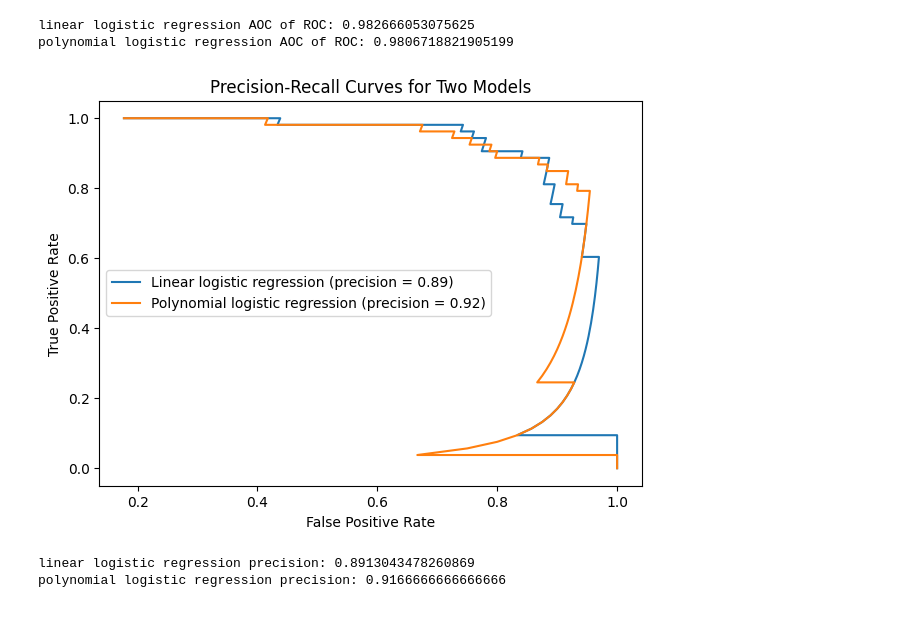
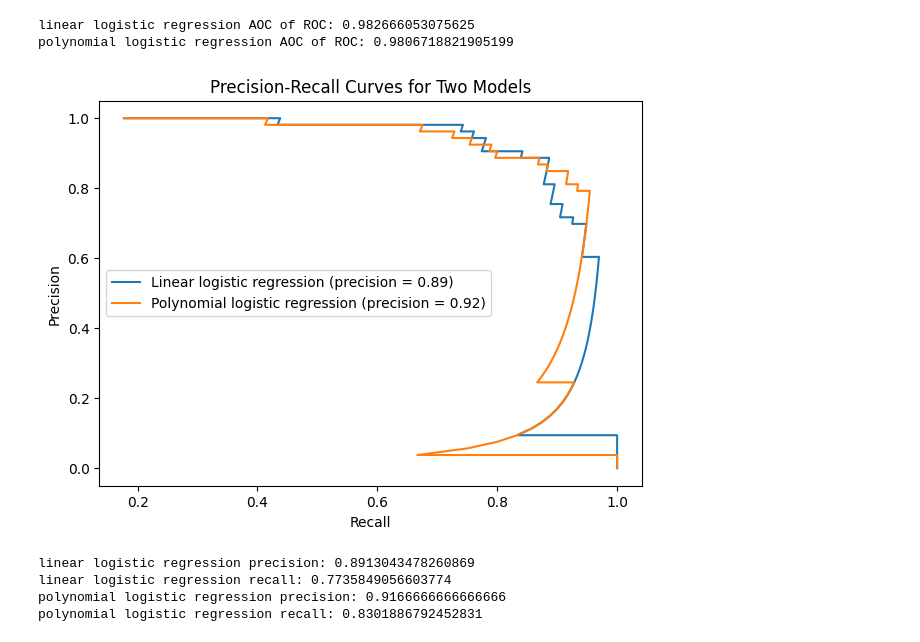
Before and after one commit to iansargent/CS3540-Final-Project, a Jupyter notebook: LogisticRegression.ipynb, the cells around one changed output. Cells and saved outputs as stored; diff of their text form; code cells hidden in the pictures.

Commit message:
logistic regression file made, aoc curves done

```diff
--- a/LogisticRegression.ipynb
+++ b/LogisticRegression.ipynb
@@ -260,27 +262,35 @@ polynomial logistic regression AOC of ROC: 0.9806718821905199
 # %%
 y_pred_linear = linear_log.predict_proba(x_test)[:, 1]
 linear_log_pred = linear_log.predict(X = x_test)
-fpr, tpr, _ = precision_recall_curve(y_test, y_pred_linear)
+precision, recall, _ = precision_recall_curve(y_test, y_pred_linear)
 linear_precision = precision_score(y_test, linear_log_pred)
+linear_recall = recall_score(y_test, linear_log_pred)
+
 
 y_pred_poly = poly_log.predict_proba(X_poly_test)[:, 1]
 poly_log_pred = poly_log.predict(X = X_poly_test)
-fpr2, tpr2, _2 = precision_recall_curve(y_test, y_pred_poly)
+precision2, recall2, _2 = precision_recall_curve(y_test, y_pred_poly)
 poly_precision = precision_score(y_test, poly_log_pred)
+poly_recall = recall_score(y_test, poly_log_pred)
 
 plt.figure(figsize=(7, 5))
-plt.plot(fpr, tpr, label=f'Linear logistic regression (precision = {linear_precision:.2f})')
-plt.plot(fpr2, tpr2, label=f'Polynomial logistic regression (precision = {poly_precision:.2f})')
+plt.plot(precision, recall, label=f'Linear logistic regression (precision = {linear_precision:.2f})')
+plt.plot(precision2, recall2, label=f'Polynomial logistic regression (precision = {poly_precision:.2f})')
 
-plt.xlabel('False Positive Rate')
-plt.ylabel('True Positive Rate')
+plt.xlabel('Recall')
+plt.ylabel('Precision')
 plt.title('Precision-Recall Curves for Two Models')
 plt.legend()
 plt.show()
 
 print(f"linear logistic regression precision: {linear_precision}")
+print(f"linear logistic regression recall: {linear_recall}")
+
 print(f"polynomial logistic regression precision: {poly_precision}")
+print(f"polynomial logistic regression recall: {poly_recall}")
 # %% [output]
-[figure, old version]
+[figure, new version]
 linear logistic regression precision: 0.8913043478260869
+linear logistic regression recall: 0.7735849056603774
 polynomial logistic regression precision: 0.9166666666666666
+polynomial logistic regression recall: 0.8301886792452831
```
Also changed, not shown: parts of 2 cells of this notebook.
